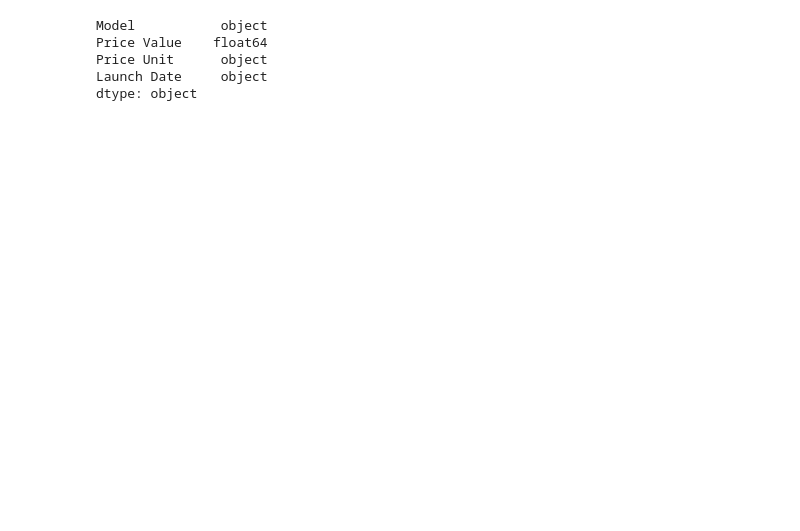
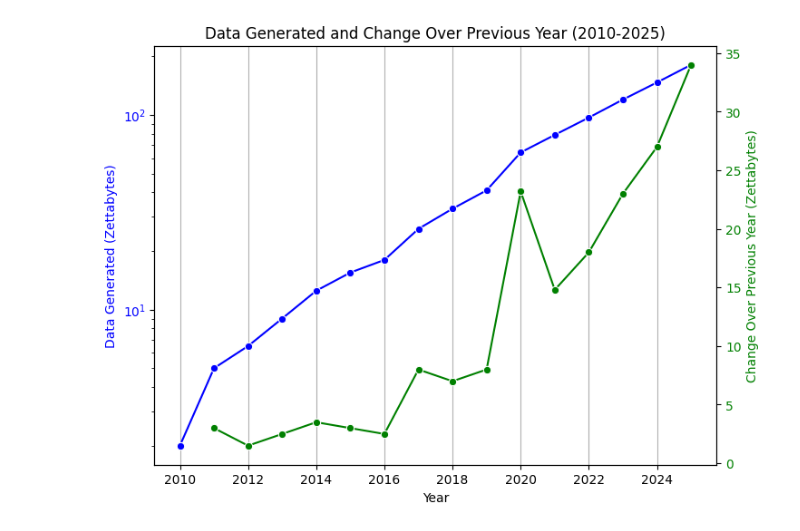
Before and after one commit to michaelsouza/formace, a Jupyter notebook: slides/2024.08.23/codes/charts.ipynb, the cells around one changed output. Saved outputs shown, nothing was run; the diff lists cells and outputs as text; code cells hidden in the pictures; blank space fills up the shorter version.

```diff
--- a/slides/2024.08.23/codes/charts.ipynb
+++ b/slides/2024.08.23/codes/charts.ipynb
@@ -41,8 +41,35 @@ Passing `palette` without assigning `hue` is deprecated and will be removed in v
-# %%
-prices.dtypes
-# %% [output]
-Model           object
-Price Value    float64
-Price Unit      object
-Launch Date     object
-dtype: object
+# %%
+import seaborn as sns
+import matplotlib.pyplot as plt
+import pandas as pd
+
+# Data preparation
+data = {
+    "Year": [2010, 2011, 2012, 2013, 2014, 2015, 2016, 2017, 2018, 2019, 2020, 2021, 2022, 2023, 2024, 2025],
+    "Data Generated (Zettabytes)": [2, 5, 6.5, 9, 12.5, 15.5, 18, 26, 33, 41, 64.2, 79, 97, 120, 147, 181],
+    "Change Over Previous Year (Zettabytes)": [None, 3, 1.5, 2.5, 3.5, 3, 2.5, 8, 7, 8, 23.2, 14.8, 18, 23, 27, 34]
+}
+
+df = pd.DataFrame(data)
+
+# Plotting
+fig, ax1 = plt.subplots(figsize=(8, 6))
+
+# Plotting Data Generated on the first y-axis
+sns.lineplot(x="Year", y="Data Generated (Zettabytes)", data=df, marker='o', ax=ax1, color="blue")
+ax1.set_xlabel('Year')
+ax1.set_ylabel('Data Generated (Zettabytes)', color="blue")
+ax1.tick_params(axis='y', labelcolor="blue")
+ax1.set_yscale('log')
+ax1.grid(axis='x')
+
+# Creating a second y-axis for the Change Over Previous Year
+ax2 = ax1.twinx()
+sns.lineplot(x="Year", y="Change Over Previous Year (Zettabytes)", data=df, marker='o', ax=ax2, color="green")
+ax2.set_ylabel('Change Over Previous Year (Zettabytes)', color="green")
+ax2.tick_params(axis='y', labelcolor="green")
+
+plt.title("Data Generated and Change Over Previous Year (2010-2025)")
+plt.show()
+# %% [output]
+[figure, added]
```
Also changed, not shown: parts of 1 cell of this notebook, 8 other files.
